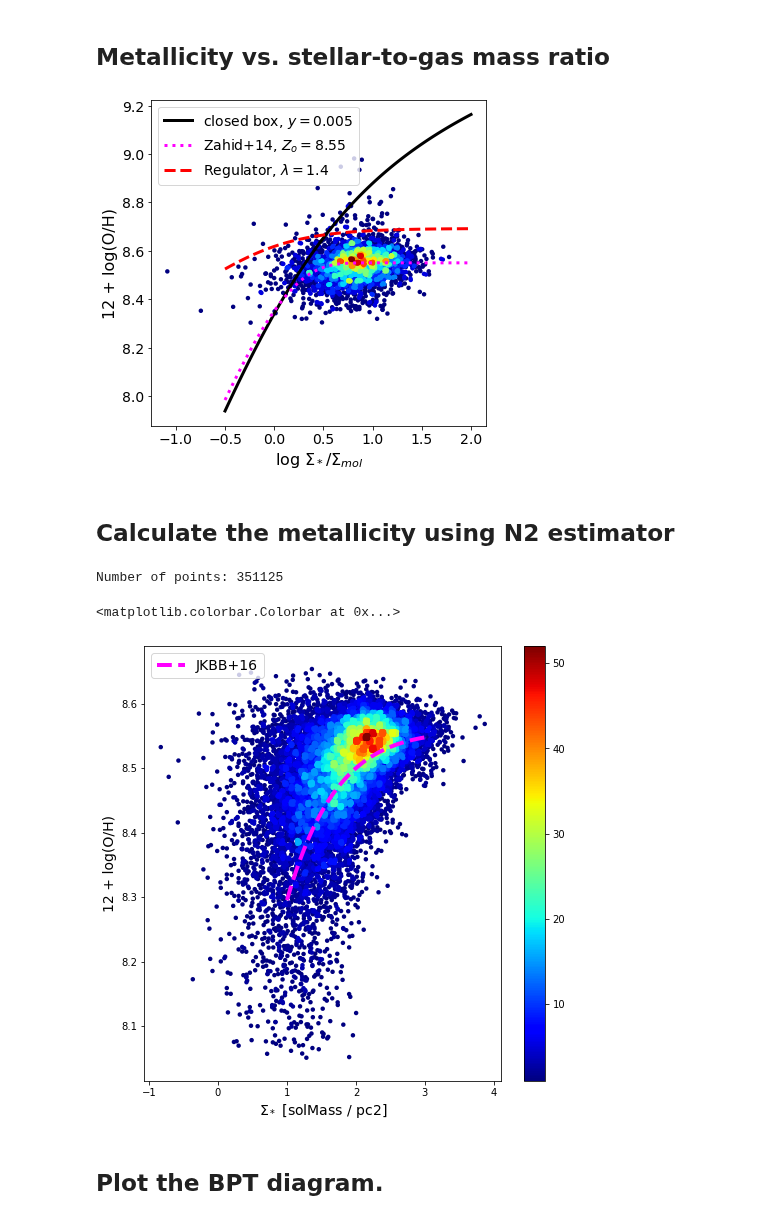
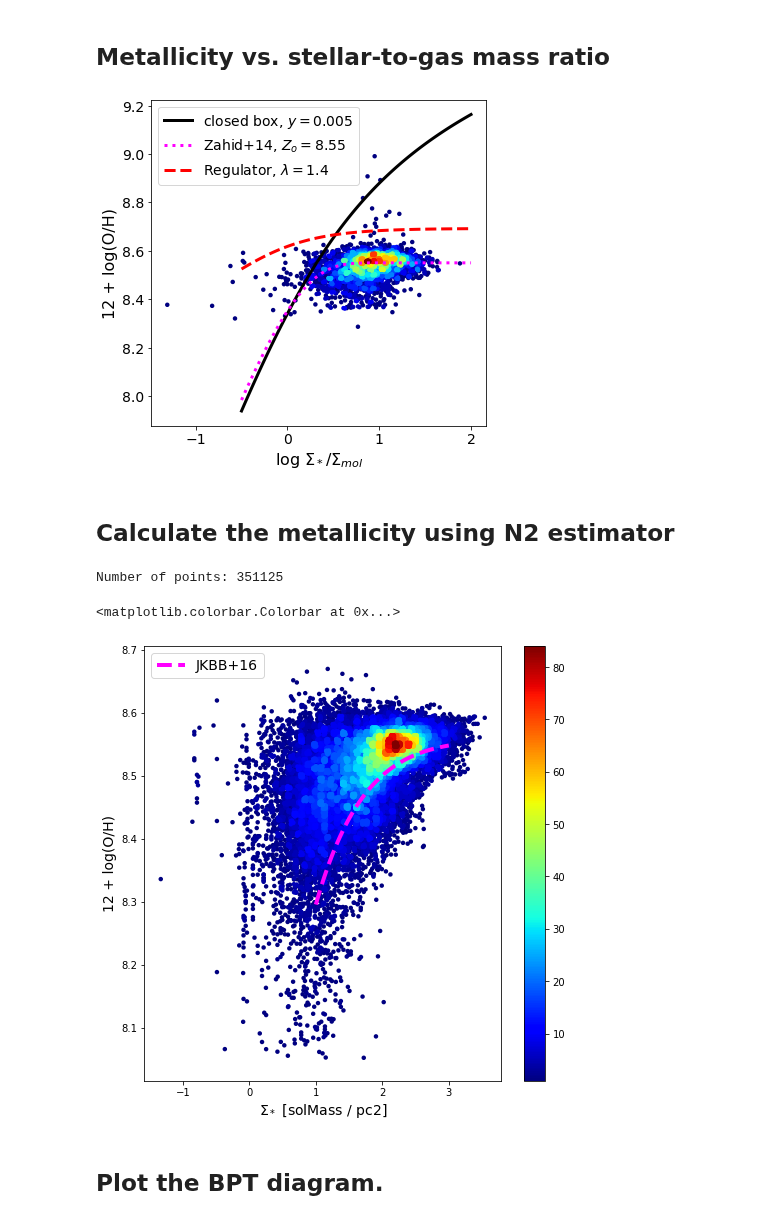
Before and after one commit to tonywong94/edge_pydb, a Jupyter notebook: demo_notebk/Mass-metallicity.ipynb, the cells around one changed output. Saved outputs shown, nothing was run; the diff lists cells and outputs as text; code cells hidden in the pictures.

```diff
--- a/demo_notebk/Mass-metallicity.ipynb
+++ b/demo_notebk/Mass-metallicity.ipynb
@@ -27,18 +27,20 @@ edgeutil.listfiles("hdf5")
  'NGC4047.comom_smo7.hdf5',
  'edge.comom_smo7.hdf5']
 # %%
+fluxcols = ['Name','ix','iy','flux_Halpha_sm','flux_Hbeta_sm','e_flux_Halpha_sm',
+          'flux_[NII]6583_sm','flux_[OIII]5007_sm','EW_Halpha_sm','ZOH_sm','BPT_sm']
+sspcols = ['Name','ix','iy','mass_ssp_sm','sigstar_sm']
+
 try:
-    fluxtab = EdgeTable('edge.pipe3d.hdf5', path='flux_elines_rg',
-                        cols=['Name', 'ix', 'iy', 'flux_[NII]6583', 'flux_[OIII]5007',
-                              'flux_Halpha', 'flux_Hbeta', 'EW_Halpha'])
-    ssptab = EdgeTable('edge.pipe3d.hdf5', path='SSP_rg', cols=['Name', 'ix', 'iy', 'mass_ssp'])
+    fluxtab = EdgeTable('edge.pipe3d.hdf5', path='flux_elines_sm',
+                        cols=fluxcols)
+    ssptab = EdgeTable('edge.pipe3d.hdf5', path='SSP_sm', cols=sspcols)
     cotab = EdgeTable('edge.comom_smo7.hdf5', path='smo')
     print('Working on full EDGE database')
 except:
-    fluxtab = EdgeTable('NGC4047.pipe3d.hdf5', path='flux_elines_rg',
-                        cols=['Name', 'ix', 'iy', 'flux_[NII]6583', 'flux_[OIII]5007',
-                              'flux_Halpha', 'flux_Hbeta', 'EW_Halpha'])
-    ssptab = EdgeTable('NGC4047.pipe3d.hdf5', path='SSP_rg', cols=['Name', 'ix', 'iy', 'mass_ssp'])
+    fluxtab = EdgeTable('NGC4047.pipe3d.hdf5', path='flux_elines_sm',
+                        cols=fluxcols)
+    ssptab = EdgeTable('NGC4047.pipe3d.hdf5', path='SSP_sm', cols=sspcols)
     cotab = EdgeTable('NGC4047.comom_smo7.hdf5', path='smo')
     print('Working on NGC 4047 data')
 # %% [output]
@@ -60,10 +55,0 @@ fluxtab.join(califa)
-# %%
-sig_star = stmass_pc2(fluxtab['mass_ssp'], dist=fluxtab['caDistMpc'].quantity)
-ZOH = ZOH_M13(fluxtab, method='o3n2', err=False)
-print('Calculated {} for {} points'.format('ZOH',len(ZOH)))
-sig_mol  = msd_co(fluxtab['mom0'])
-print('Calculated {} for {} points'.format('sig_mol',len(sig_mol)))
-sig_molerr = msd_co(fluxtab['emom0'], name='sig_molerr')
-print('Calculated {} for {} points'.format('sig_molerr',len(sig_molerr)))
-ratio = Column(sig_star/sig_mol, name='ratio')
-fluxtab.add_columns([sig_star, sig_mol, sig_molerr, ZOH, ratio])
@@ -74,10 +56,11 @@ Calculated sig_molerr for 351125 points
 # %% [markdown]
 ## Plot the mass-metallicity relation
 # %%
-not_nan = ((~np.isnan(fluxtab['sig_star'])) & (~np.isnan(fluxtab['ZOH']))
-           & (fluxtab['sig_star']>0) & (fluxtab['ZOH']>0))
-x_det, y_det, z_det, *hist = xy2hist(np.log10(fluxtab['sig_star'][not_nan]),
-                                     fluxtab['ZOH'][not_nan], log=False)
+sig_star = fluxtab['sigstar_sm']
+ZOH = fluxtab['ZOH_sm']
+not_nan = ((~np.isnan(sig_star)) & (~np.isnan(ZOH)) & (sig_star>0) & (ZOH>0))
+x_det, y_det, z_det, *hist = xy2hist(np.log10(sig_star[not_nan]),
+                                     ZOH[not_nan], log=False)
 
 fig, ax = plt.subplots(figsize=(8,8))
 cm = plt.cm.get_cmap('jet')
@@ -96,9 +79,10 @@ plt.colorbar(sc)
 # %% [markdown]
 ## Metallicity vs. stellar-to-gas mass ratio
 # %%
-codet = (not_nan) & (fluxtab['sig_mol']>3*fluxtab['sig_molerr'])
+ratio = Column(sig_star/fluxtab['sigmol'], name='ratio')
+codet = (not_nan) & (fluxtab['sigmol']>3*fluxtab['e_sigmol'])
 x_det, y_det, z_det, *hist = xy2hist(np.log10(ratio[codet]),
-                                     ZOH[codet], log=False)
+                                 ZOH[codet], log=False)
 
 fig, ax = plt.subplots(figsize=(6,6))
 cm = plt.cm.get_cmap('jet')
@@ -132,31 +116,32 @@ ax.tick_params(axis='both', which='major', labelsize=14)
 #plt.colorbar(sc)
 #plt.savefig('mumet.png')
 # %% [output]
-[figure, old version]
+[figure, new version]
 # %% [markdown]
 ## Calculate the metallicity using N2 estimator
 # %%
-ZOH = ZOH_M13(fluxtab, method='n2', err=False)
+ZOH_N2 = ZOH_M13(fluxtab, ext='_sm', method='n2', err=False)
 print('Number of points:',len(ZOH))
-not_nan = (~np.isnan(sig_star)) & (~np.isnan(ZOH)) & (sig_star>0) & (ZOH>0)
+not_nan = (~np.isnan(sig_star)
+          ) & (~np.isnan(ZOH_N2)) & (sig_star>0) & (ZOH_N2>0)
 x_det, y_det, z_det, *hist = xy2hist(np.log10(sig_star[not_nan]),
-                                     ZOH[not_nan], log=False)
+                                     ZOH_N2[not_nan], log=False)
 
 fig, ax = plt.subplots(figsize=(8,8))
 cm = plt.cm.get_cmap('jet')
 sc = ax.scatter(x_det, y_det, c=z_det, s=20, edgecolor='', cmap=cm)
 # From MaNGA paper, doi:10.1093/mnras/stw1984
 xmod = np.linspace(1,3,num=50)
 ymod = 8.55 + 0.014*(xmod-3.14)*np.exp(-(xmod-3.14))
 plt.plot(xmod,ymod,color='magenta',ls='--',lw=4,label='JKBB+16')
 plt.legend(loc='upper left',fontsize=14)
 plt.xlabel('$\Sigma_*$ ['+str(sig_star.unit)+']',fontsize=14)
 plt.ylabel('12 + log(O/H)',fontsize=14)
 plt.colorbar(sc)
 # %% [output]
 Number of points: 351125
 <matplotlib.colorbar.Colorbar at 0x...>
-[figure, old version]
+[figure, new version]
 # %% [markdown]
 ## Plot the BPT diagram.
 # %%
```
Also changed, not shown: parts of 7 cells of this notebook, 17 other files.
